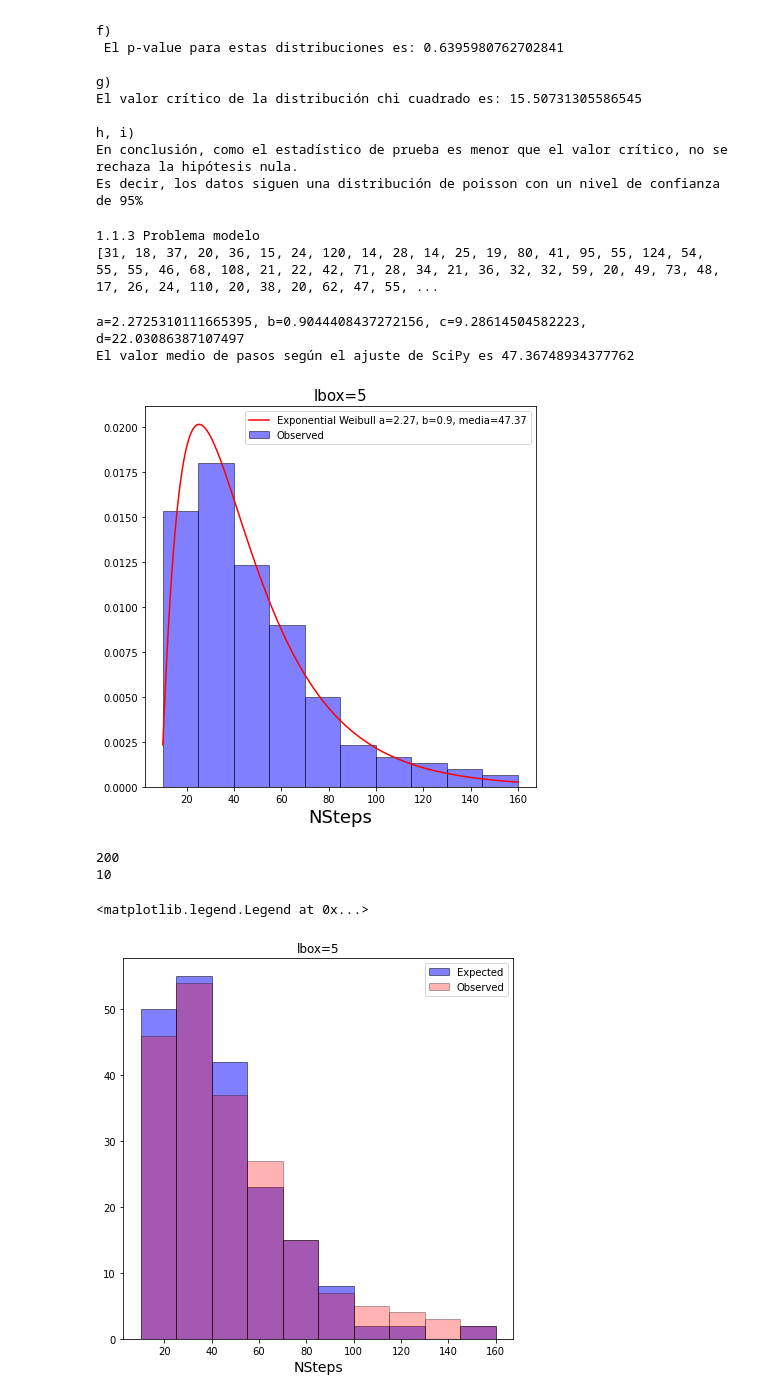
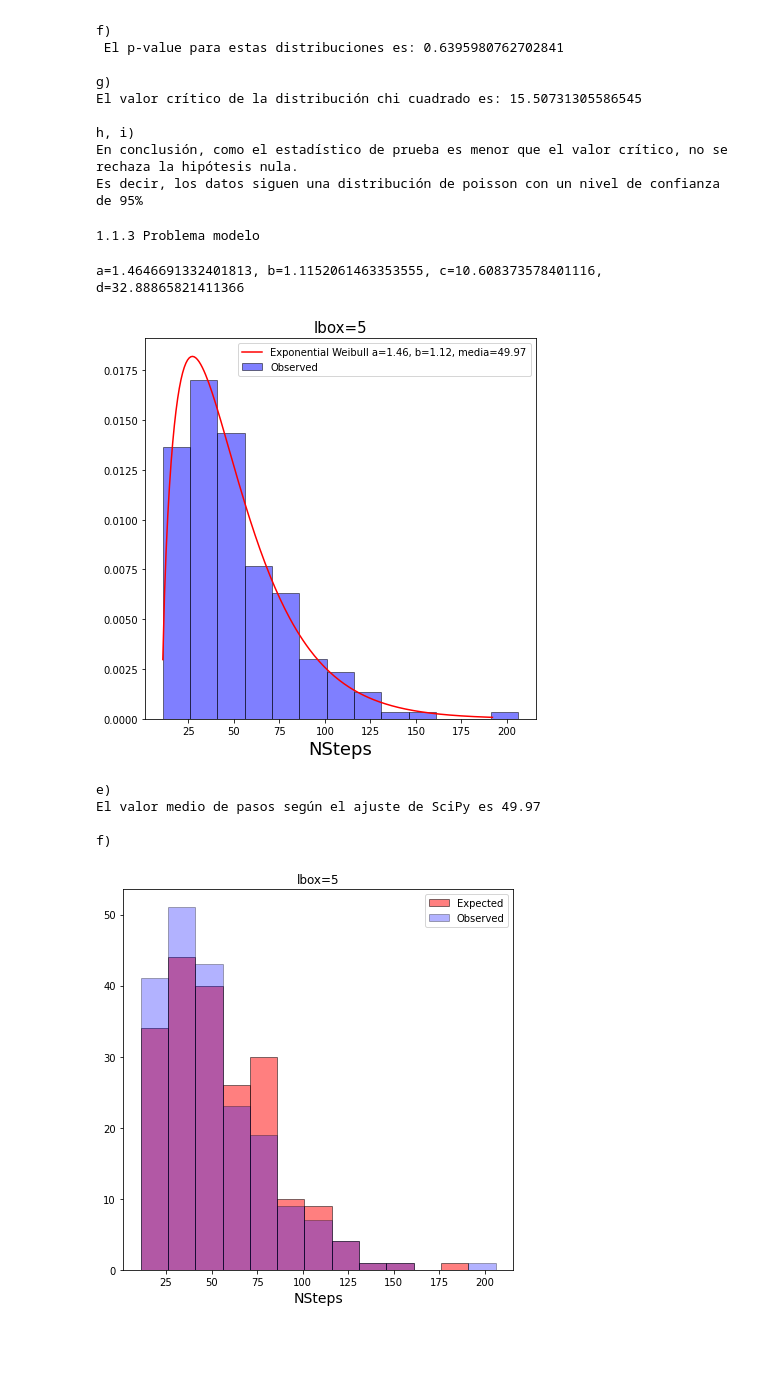
Before and after one commit to eduardoh27/Metodos-Computacionales-1, a Jupyter notebook: Magistral/Semana14/Semana13_JuanIdarraga_EduardoHerrera.ipynb, the cells around one changed output. Drawn from its saved outputs; the diff is of its cells as text; code cells hidden in the pictures; blank space fills up the shorter version.

```diff
--- a/Magistral/Semana14/Semana13_JuanIdarraga_EduardoHerrera.ipynb
+++ b/Magistral/Semana14/Semana13_JuanIdarraga_EduardoHerrera.ipynb
@@ -339,14 +339,12 @@ p=[]
 NSteps = 200
 for i in range(NSteps):
     p.append(experimento())
-print(p)
 
 min_ = np.min(p)
 max_ = np.max(p)
 h = 15
 # %% [output]
 1.1.3 Problema modelo
-[31, 18, 37, 20, 36, 15, 24, 120, 14, 28, 14, 25, 19, 80, 41, 95, 55, 124, 54, 55, 55, 46, 68, 108, 21, 22, 42, 71, 28, 34, 21, 36, 32, 32, 59, 20, 49, 73, 48, 17, 26, 24, 110, 20, 38, 20, 62, 47, 55, ...
 # %%
 # a
 
@@ -355,12 +353,8 @@ bins = np.arange(min_,max_+h,h)
 
 # b - d
 
-#hcopy,_ = np.histogram(p, bins=bins, density=False)
-#h, bins1 = np.histogram(p, bins=bins, density=True)
 h, bins1 = np.histogram(p, bins=bins, density=False)
-
 w = np.diff(bins1)
-
 
 H1Norm = h / np.sum(h*w)
 fig = plt.figure(figsize=(7,7))
@@ -386,36 +380,39 @@ plt.xlabel('NSteps', fontsize=18)
 # c
 
 H1Norm = h / np.sum(h*w)
-
-
-# e
-
-mean = exponweib.mean(a,b,c,d)
-print(f"El valor medio de pasos según el ajuste de SciPy es {mean}")
 # %% [output]
-a=2.2725310111665395, b=0.9044408437272156, c=9.28614504582223, d=22.03086387107497
-El valor medio de pasos según el ajuste de SciPy es 47.36748934377762
+a=1.4646691332401813, b=1.1152061463353555, c=10.608373578401116, d=32.88865821411366
-[figure, old version]
+[figure, new version]
 # %%
+
+# e
+
+mean = exponweib.mean(a,b,c,d)
+print('\ne)')
+print(f"El valor medio de pasos según el ajuste de SciPy es {round(mean,2)}")
+
+# f
+
 # Expected (Esperado)
 ExpFreq = []
 for i in range(NSteps):
     ExpFreq.append(exponweib.rvs(a,b,c,d))
 
-print(len(ExpFreq))
 h2, bins2 = np.histogram(ExpFreq, bins = bins)
-print(len(h2))
 
 fig = plt.figure(figsize=(7,7))
 ax2 = fig.add_subplot()
-ax2.bar(bins1[:-1]+0.5*w[0], h2, alpha = 0.5, width = w, color = 'b',edgecolor='black', label='Expected')
-ax2.bar(bins1[:-1]+0.5*w[0], h, alpha = 0.3, width = w, color = 'r', edgecolor='black', label='Observed')
+ax2.bar(bins1[:-1]+0.5*w[0], h2, alpha = 0.5, width = w, color = 'r',edgecolor='black', label='Expected')
+ax2.bar(bins1[:-1]+0.5*w[0], h, alpha = 0.3, width = w, color = 'b', edgecolor='black', label='Observed')
 ax2.set_xlabel('NSteps',size=14)
 ax2.set_title('lbox=5')
 ax2.legend()
+
+print('\nf)')
 # %% [output]
-200
-10
+e)
+El valor medio de pasos según el ajuste de SciPy es 49.97
+
+f)
-<matplotlib.legend.Legend at 0x...>
-[figure, old version]
+[figure, new version]
 # %%
```
Also changed, not shown: parts of 3 cells of this notebook.
